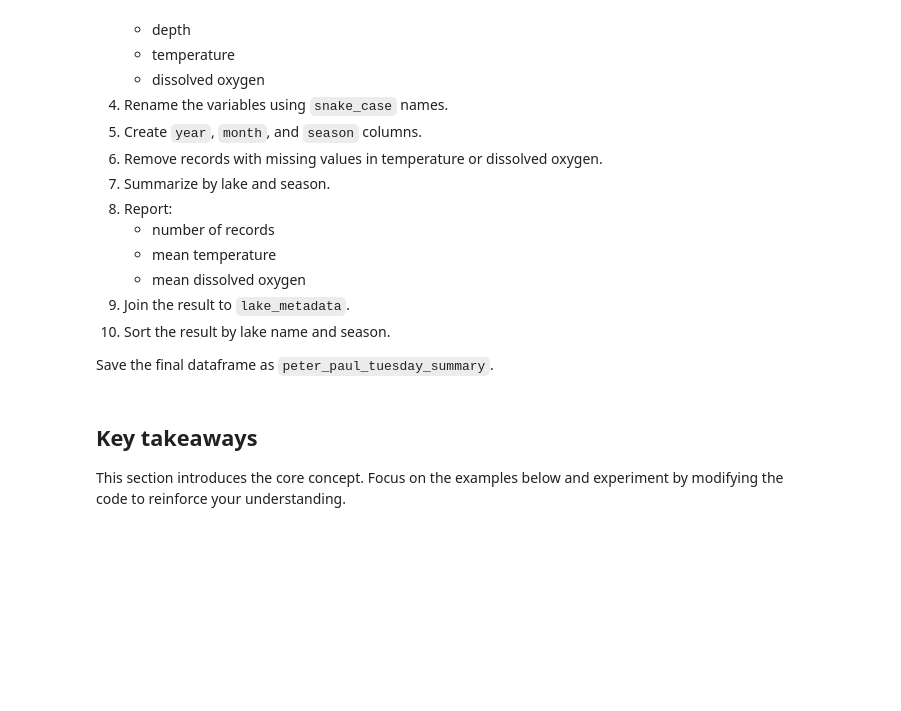
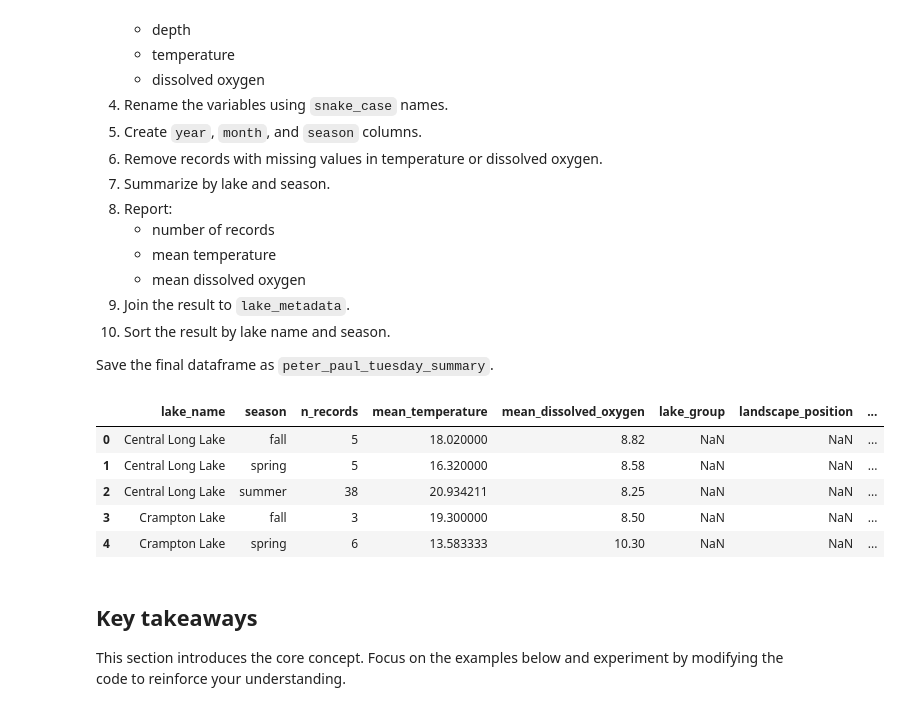
Before and after one commit to Agnowell25/ENV700, a Jupyter notebook: lessons/M4-data-wrangling-2.ipynb, the cells around one changed output. Saved outputs shown, nothing was run; the diff lists cells and outputs as text; code cells hidden in the pictures; blank space fills up the shorter version.

```diff
--- a/lessons/M4-data-wrangling-2.ipynb
+++ b/lessons/M4-data-wrangling-2.ipynb
@@ -699,6 +958,40 @@ Create a processed dataset that meets the following specifications:
 Save the final dataframe as `peter_paul_tuesday_summary`.
 # %%
 # Capstone exercise
+peter_paul_tuesday_summary = (
+    NTL_phys_data.loc[:,core_cols]
+    .rename(columns={
+        "lakename": "lake_name",
+        "sampledate": "sample_date",
+        "dissolvedOxygen": "dissolved_oxygen"
+    }))
+peter_paul_tuesday_summary = (peter_paul_tuesday_summary.loc[peter_paul_tuesday_summary["dissolved_oxygen"].notna()]
+    .loc[peter_paul_tuesday_summary["temperature_C"].notna()]
+.loc[lambda df: df["depth"] == 0]
+    .assign(
+        year=lambda df: df["sample_date"].dt.year,
+        month=lambda df: df["sample_date"].dt.month,
+        season=lambda df: df["month"].map(season_map)
+    )
+    .groupby(["lake_name", "season"])
+    .agg(
+        n_records=("temperature_C", "count"),
+        mean_temperature=("temperature_C", "mean"),
+        mean_dissolved_oxygen=("dissolved_oxygen", "mean")
+    )
+    .reset_index()
+    .merge(lake_metadata, on="lake_name", how="left")
+    .sort_values(["lake_name", "season"])
+)
+
+peter_paul_tuesday_summary.head()
+# %% [output]
+|  | lake_name | season | n_records | mean_temperature | mean_dissolved_oxygen | lake_group | landscape_position | ... |
+| 0 | Central Long Lake | fall | 5 | 18.020000 | 8.82 | NaN | NaN | ... |
+| 1 | Central Long Lake | spring | 5 | 16.320000 | 8.58 | NaN | NaN | ... |
+| 2 | Central Long Lake | summer | 38 | 20.934211 | 8.25 | NaN | NaN | ... |
+| 3 | Crampton Lake | fall | 3 | 19.300000 | 8.50 | NaN | NaN | ... |
+| 4 | Crampton Lake | spring | 6 | 13.583333 | 10.30 | NaN | NaN | ... |
 # %% [markdown]
 ## Key takeaways
 
```
Also changed, not shown: parts of 22 cells of this notebook, 1 other file.
